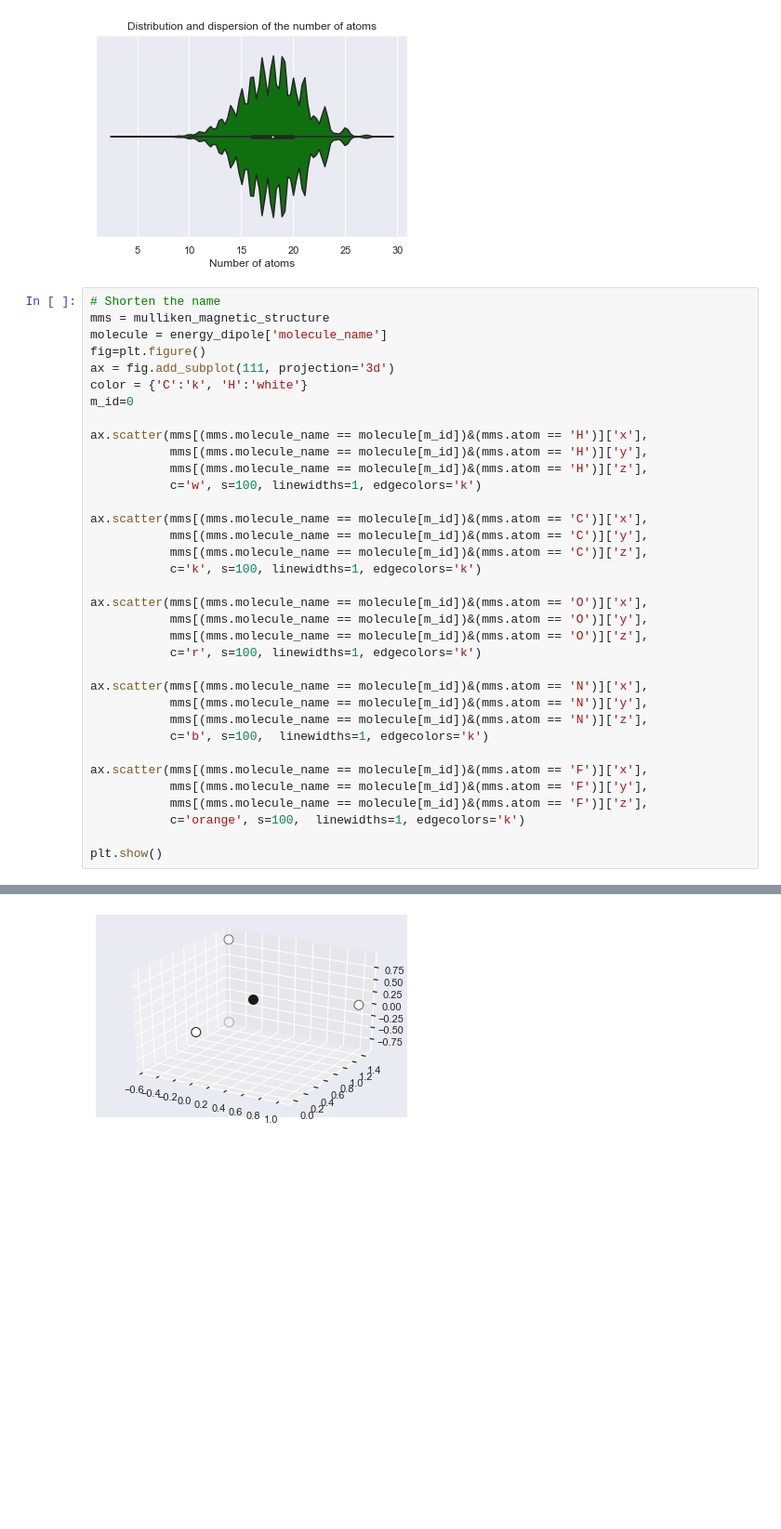
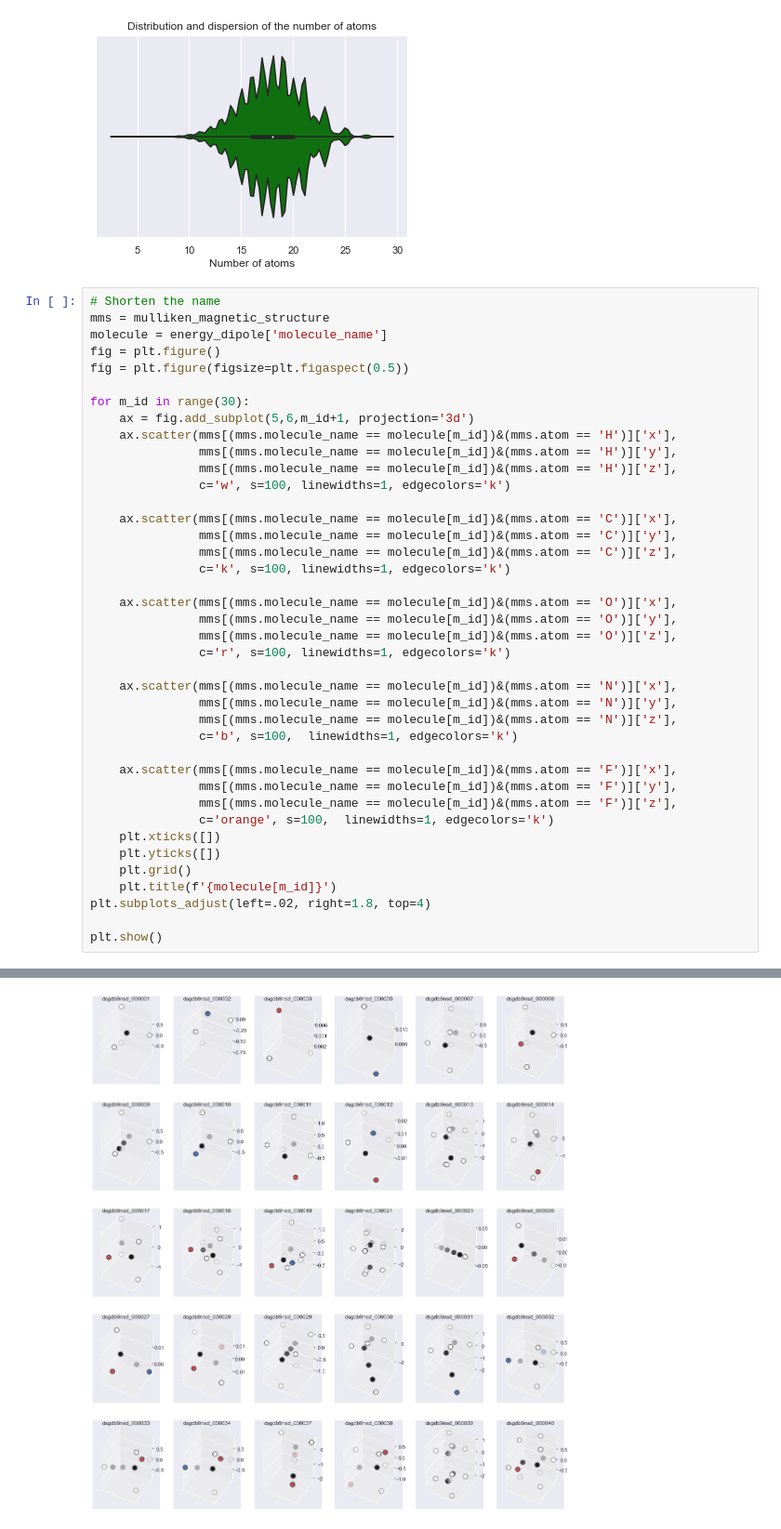
Before and after one commit to dhdzmota/particle_properties, a Jupyter notebook: Particles.ipynb, the cells around one changed output, grey strips where cells are left out. Shown at 93% size. Saved outputs shown, nothing was run; the diff lists cells and outputs as text; blank space fills up the shorter version.

```diff
--- a/Particles.ipynb
+++ b/Particles.ipynb
@@ -157,35 +157,40 @@ plt.show()
 # Shorten the name
 mms = mulliken_magnetic_structure
 molecule = energy_dipole['molecule_name']
-fig=plt.figure()
-ax = fig.add_subplot(111, projection='3d')
-color = {'C':'k', 'H':'white'}
-m_id=0
+fig = plt.figure()
+fig = plt.figure(figsize=plt.figaspect(0.5))
 
-ax.scatter(mms[(mms.molecule_name == molecule[m_id])&(mms.atom == 'H')]['x'],
-           mms[(mms.molecule_name == molecule[m_id])&(mms.atom == 'H')]['y'],
-           mms[(mms.molecule_name == molecule[m_id])&(mms.atom == 'H')]['z'],
-           c='w', s=100, linewidths=1, edgecolors='k')
+for m_id in range(30):
+    ax = fig.add_subplot(5,6,m_id+1, projection='3d')
+    ax.scatter(mms[(mms.molecule_name == molecule[m_id])&(mms.atom == 'H')]['x'],
+               mms[(mms.molecule_name == molecule[m_id])&(mms.atom == 'H')]['y'],
+               mms[(mms.molecule_name == molecule[m_id])&(mms.atom == 'H')]['z'],
+               c='w', s=100, linewidths=1, edgecolors='k')
 
-ax.scatter(mms[(mms.molecule_name == molecule[m_id])&(mms.atom == 'C')]['x'],
-           mms[(mms.molecule_name == molecule[m_id])&(mms.atom == 'C')]['y'],
-           mms[(mms.molecule_name == molecule[m_id])&(mms.atom == 'C')]['z'],
-           c='k', s=100, linewidths=1, edgecolors='k')
+    ax.scatter(mms[(mms.molecule_name == molecule[m_id])&(mms.atom == 'C')]['x'],
+               mms[(mms.molecule_name == molecule[m_id])&(mms.atom == 'C')]['y'],
+               mms[(mms.molecule_name == molecule[m_id])&(mms.atom == 'C')]['z'],
+               c='k', s=100, linewidths=1, edgecolors='k')
 
-ax.scatter(mms[(mms.molecule_name == molecule[m_id])&(mms.atom == 'O')]['x'],
-           mms[(mms.molecule_name == molecule[m_id])&(mms.atom == 'O')]['y'],
-           mms[(mms.molecule_name == molecule[m_id])&(mms.atom == 'O')]['z'],
-           c='r', s=100, linewidths=1, edgecolors='k')
+    ax.scatter(mms[(mms.molecule_name == molecule[m_id])&(mms.atom == 'O')]['x'],
+               mms[(mms.molecule_name == molecule[m_id])&(mms.atom == 'O')]['y'],
+               mms[(mms.molecule_name == molecule[m_id])&(mms.atom == 'O')]['z'],
+               c='r', s=100, linewidths=1, edgecolors='k')
 
-ax.scatter(mms[(mms.molecule_name == molecule[m_id])&(mms.atom == 'N')]['x'],
-           mms[(mms.molecule_name == molecule[m_id])&(mms.atom == 'N')]['y'],
-           mms[(mms.molecule_name == molecule[m_id])&(mms.atom == 'N')]['z'],
-           c='b', s=100,  linewidths=1, edgecolors='k')
+    ax.scatter(mms[(mms.molecule_name == molecule[m_id])&(mms.atom == 'N')]['x'],
+               mms[(mms.molecule_name == molecule[m_id])&(mms.atom == 'N')]['y'],
+               mms[(mms.molecule_name == molecule[m_id])&(mms.atom == 'N')]['z'],
+               c='b', s=100,  linewidths=1, edgecolors='k')
 
-ax.scatter(mms[(mms.molecule_name == molecule[m_id])&(mms.atom == 'F')]['x'],
-           mms[(mms.molecule_name == molecule[m_id])&(mms.atom == 'F')]['y'],
-           mms[(mms.molecule_name == molecule[m_id])&(mms.atom == 'F')]['z'],
-           c='orange', s=100,  linewidths=1, edgecolors='k')
+    ax.scatter(mms[(mms.molecule_name == molecule[m_id])&(mms.atom == 'F')]['x'],
+               mms[(mms.molecule_name == molecule[m_id])&(mms.atom == 'F')]['y'],
+               mms[(mms.molecule_name == molecule[m_id])&(mms.atom == 'F')]['z'],
+               c='orange', s=100,  linewidths=1, edgecolors='k')
+    plt.xticks([])
+    plt.yticks([])
+    plt.grid()
+    plt.title(f'{molecule[m_id]}')
+plt.subplots_adjust(left=.02, right=1.8, top=4)
 
 plt.show()
 # %% [output]
@@ -192 +198 @@ plt.show()
-[figure, old version]
+[figure, new version]
```
Also changed, not shown: parts of 2 cells of this notebook.
